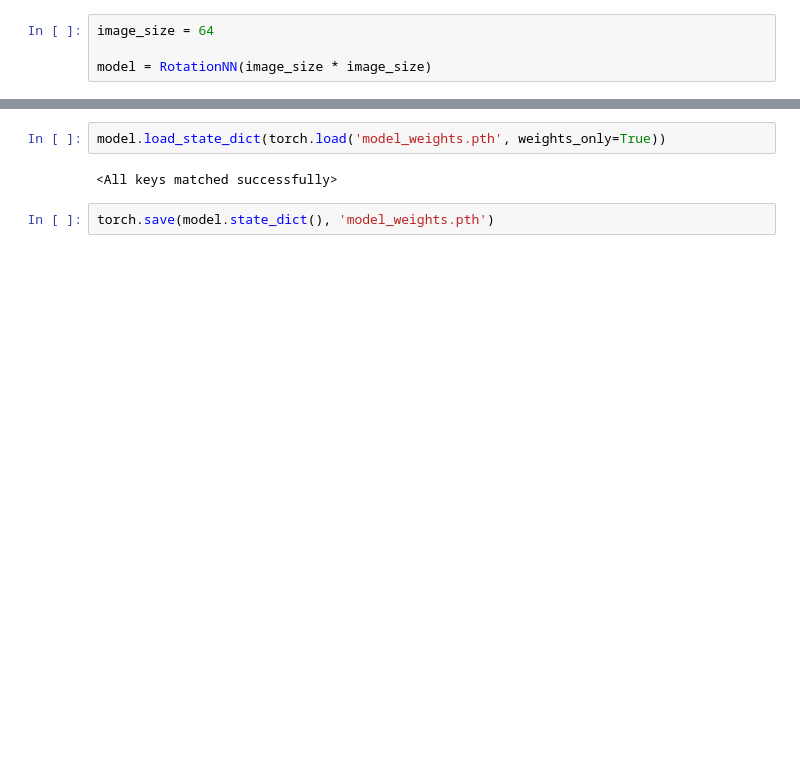
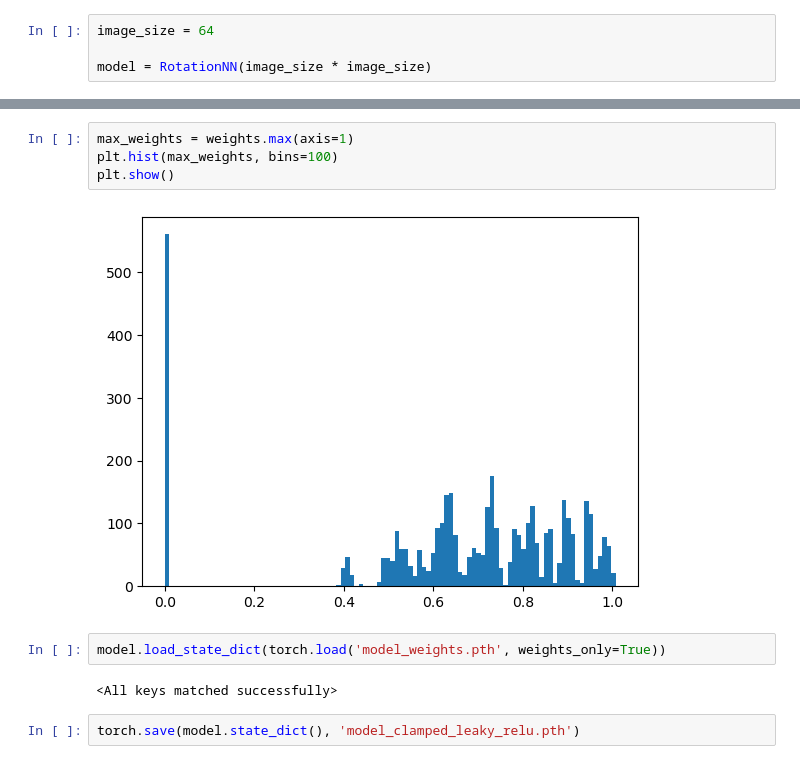
Before and after one commit to Grazvy/GetRotated, a Jupyter notebook: GetRotated.ipynb, the cells around one changed output, grey strips where cells are left out. Drawn from its saved outputs; the diff is of its cells as text; blank space fills up the shorter version.

```diff
--- a/GetRotated.ipynb
+++ b/GetRotated.ipynb
@@ -69,6 +61,12 @@ plt.show()
+# %%
+max_weights = weights.max(axis=1)
+plt.hist(max_weights, bins=100)
+plt.show()
+# %% [output]
+[figure, added]
 # %%
 model.load_state_dict(torch.load('model_weights.pth', weights_only=True))
 # %% [output]
 <All keys matched successfully>
 # %%
-torch.save(model.state_dict(), 'model_weights.pth')
+torch.save(model.state_dict(), 'model_clamped_leaky_relu.pth')
```
Also changed, not shown: parts of 4 cells of this notebook, 3 other files.
